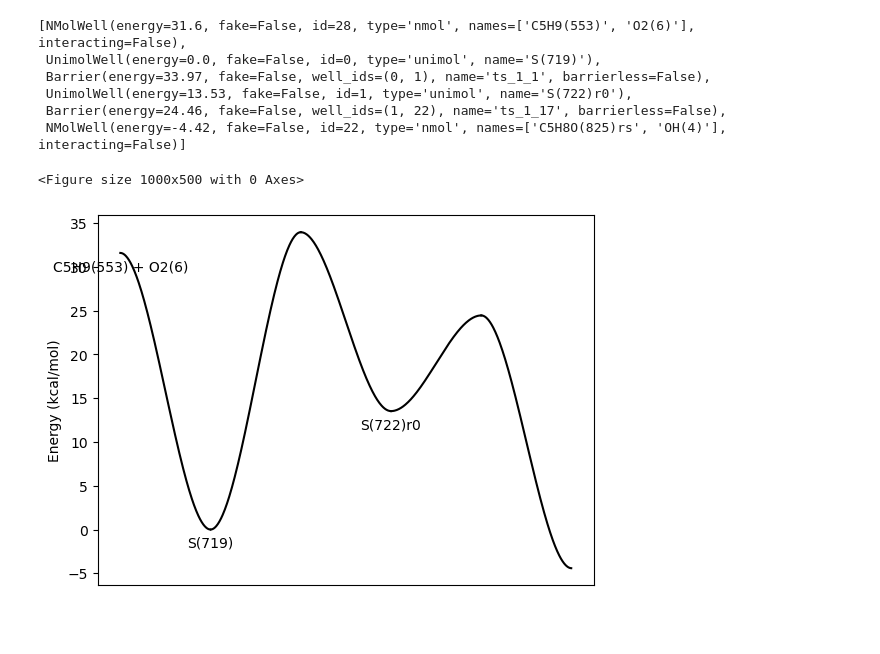
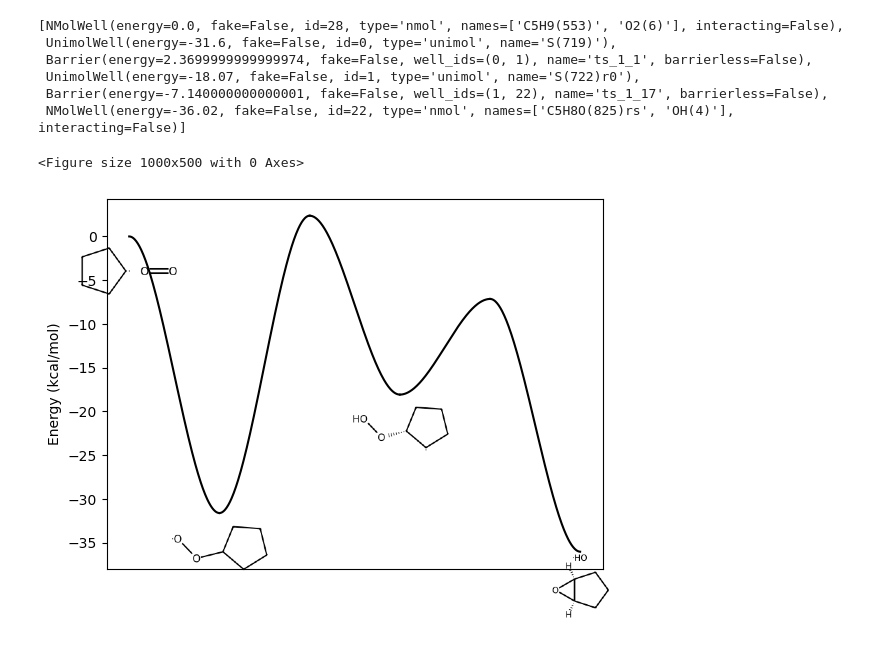
Before and after one commit to avcopan/mess-io-proto, a Jupyter notebook: examples/D_r-o2_0a_v1/plot.ipynb, the cells around one changed output. Saved outputs shown, nothing was run; the diff lists cells and outputs as text; code cells hidden in the pictures; blank space fills up the shorter version.

Commit message:
New: Shift energy reference and draw molecules

```diff
--- a/examples/D_r-o2_0a_v1/plot.ipynb
+++ b/examples/D_r-o2_0a_v1/plot.ipynb
@@ -9,31 +9,32 @@ spc_file = Path("species.csv")
 from mess_io_proto import surface
 
 surf = surface.from_mess(mess_inp_file, spc_inp=spc_file)
+surf = surface.with_energies_relative_to(surf, 28)
 surf = surface.without_fake_wells(surf)
 # surface.display_network(surf)
 # %%
 path0 = surface.path_from_well_id_sequence(surf, [28, 0, 1, 22])
 path0
 # %% [output]
-[NMolWell(energy=31.6, fake=False, id=28, type='nmol', names=['C5H9(553)', 'O2(6)'], interacting=False),
- UnimolWell(energy=0.0, fake=False, id=0, type='unimol', name='S(719)'),
- Barrier(energy=33.97, fake=False, well_ids=(0, 1), name='ts_1_1', barrierless=False),
- UnimolWell(energy=13.53, fake=False, id=1, type='unimol', name='S(722)r0'),
- Barrier(energy=24.46, fake=False, well_ids=(1, 22), name='ts_1_17', barrierless=False),
- NMolWell(energy=-4.42, fake=False, id=22, type='nmol', names=['C5H8O(825)rs', 'OH(4)'], interacting=False)]
+[NMolWell(energy=0.0, fake=False, id=28, type='nmol', names=['C5H9(553)', 'O2(6)'], interacting=False),
+ UnimolWell(energy=-31.6, fake=False, id=0, type='unimol', name='S(719)'),
+ Barrier(energy=2.3699999999999974, fake=False, well_ids=(0, 1), name='ts_1_1', barrierless=False),
+ UnimolWell(energy=-18.07, fake=False, id=1, type='unimol', name='S(722)r0'),
+ Barrier(energy=-7.140000000000001, fake=False, well_ids=(1, 22), name='ts_1_17', barrierless=False),
+ NMolWell(energy=-36.02, fake=False, id=22, type='nmol', names=['C5H8O(825)rs', 'OH(4)'], interacting=False)]
 # %%
 from importlib import reload
 
 from matplotlib import pyplot
 
 reload(surface)
 
 
 size = (10, 5)
 fig = pyplot.figure(figsize=size)
 fig = pyplot.figure()
 
-fig = surface.plot_path(path0, fig=fig)
+fig = surface.plot_path(path0, fig=fig, amchi_mapping=surf.amchi_mapping)
 # %% [output]
 <Figure size 1000x500 with 0 Axes>
-[figure, old version]
+[figure, new version]
```
Also changed, not shown: 1 other file.
